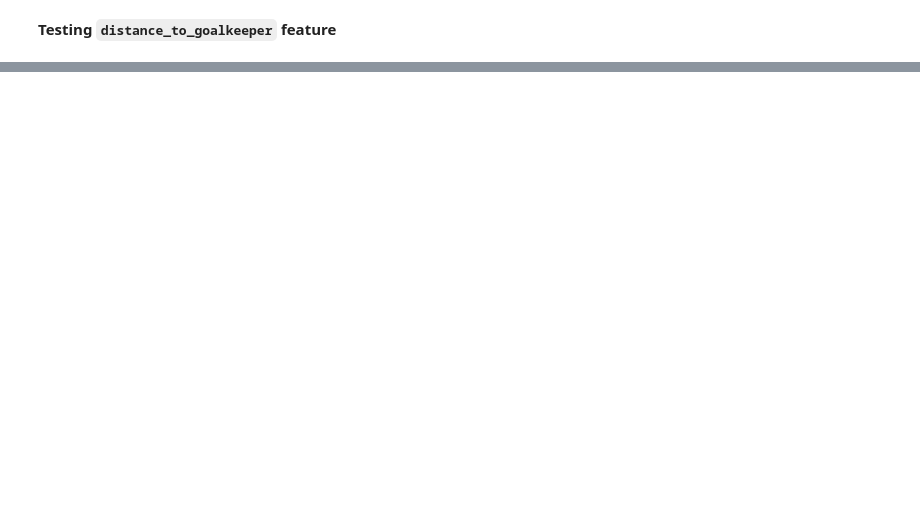
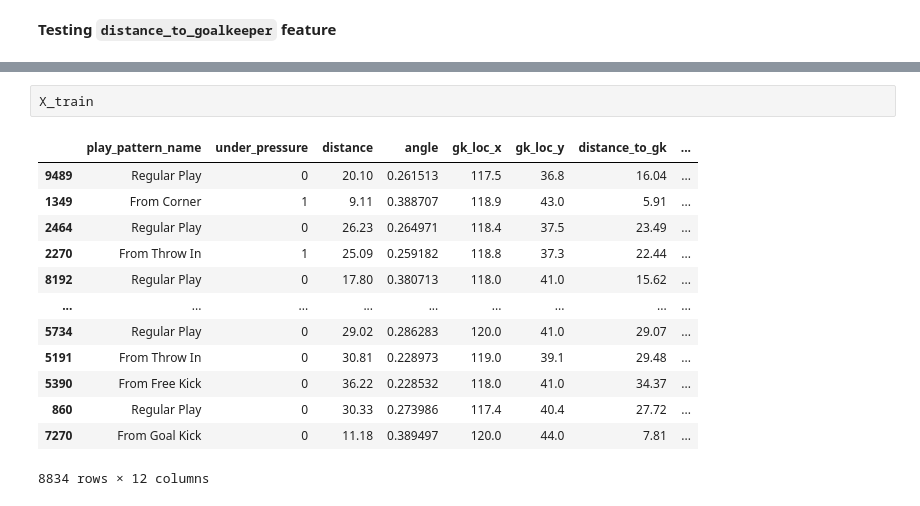
Before and after one commit to faridmusayev/Expected_Goals_Model, a Jupyter notebook: statsbomb/building_model.ipynb, the cells around one changed output, grey strips where cells are left out. Saved outputs shown, nothing was run; the diff lists cells and outputs as text; blank space fills up the shorter version.

```diff
--- a/statsbomb/building_model.ipynb
+++ b/statsbomb/building_model.ipynb
@@ -228,0 +233,16 @@ brier_score_loss(y_valid, xG_predictions)
+# %%
+X_train
+# %% [output]
+|  | play_pattern_name | under_pressure | distance | angle | gk_loc_x | gk_loc_y | distance_to_gk | ... |
+| 9489 | Regular Play | 0 | 20.10 | 0.261513 | 117.5 | 36.8 | 16.04 | ... |
+| 1349 | From Corner | 1 | 9.11 | 0.388707 | 118.9 | 43.0 | 5.91 | ... |
+| 2464 | Regular Play | 0 | 26.23 | 0.264971 | 118.4 | 37.5 | 23.49 | ... |
+| 2270 | From Throw In | 1 | 25.09 | 0.259182 | 118.8 | 37.3 | 22.44 | ... |
+| 8192 | Regular Play | 0 | 17.80 | 0.380713 | 118.0 | 41.0 | 15.62 | ... |
+| ... | ... | ... | ... | ... | ... | ... | ... | ... |
+| 5734 | Regular Play | 0 | 29.02 | 0.286283 | 120.0 | 41.0 | 29.07 | ... |
+| 5191 | From Throw In | 0 | 30.81 | 0.228973 | 119.0 | 39.1 | 29.48 | ... |
+| 5390 | From Free Kick | 0 | 36.22 | 0.228532 | 118.0 | 41.0 | 34.37 | ... |
+| 860 | Regular Play | 0 | 30.33 | 0.273986 | 117.4 | 40.4 | 27.72 | ... |
+| 7270 | From Goal Kick | 0 | 11.18 | 0.389497 | 120.0 | 44.0 | 7.81 | ... |
+8834 rows × 12 columns
```
Also changed, not shown: parts of 22 cells of this notebook, 1 other file.
